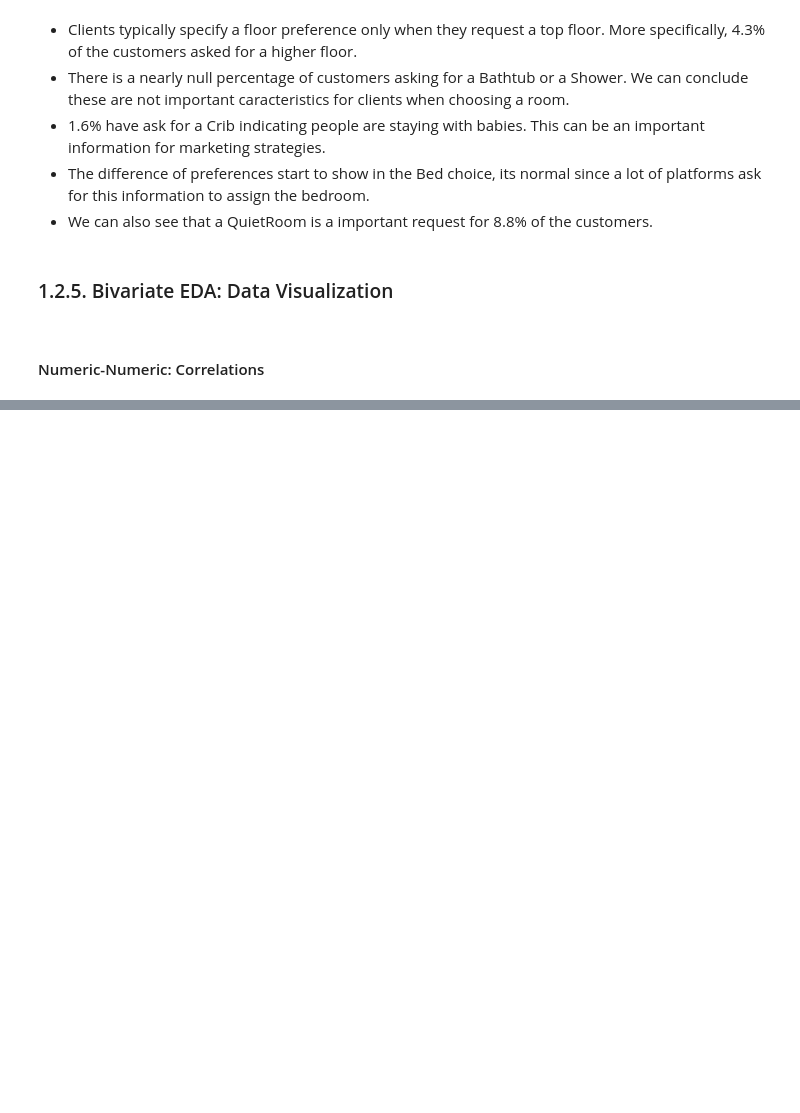
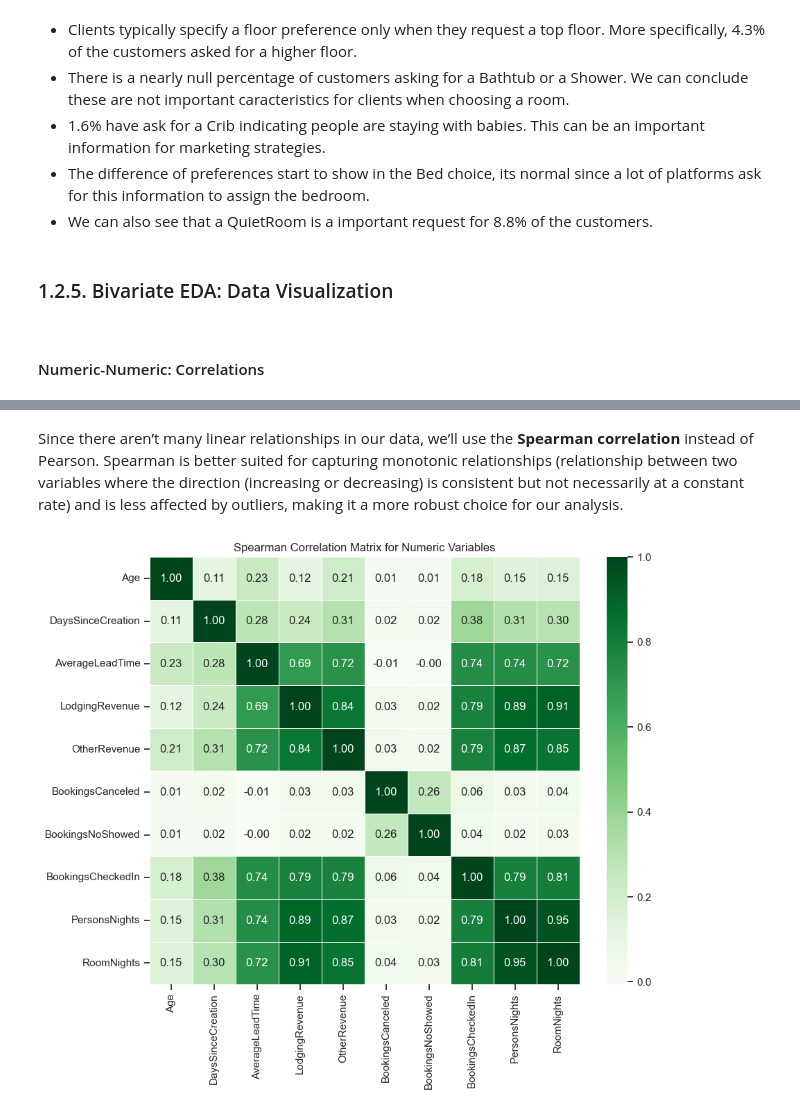
Before and after one commit to CatarinaGN/Case-1, a Jupyter notebook: Versão_Bea.ipynb, the cells around one changed output, grey strips where cells are left out. Saved outputs shown, nothing was run; the diff lists cells and outputs as text; code cells hidden in the pictures; blank space fills up the shorter version.

```diff
--- a/Versão_Bea.ipynb
+++ b/Versão_Bea.ipynb
@@ -569,0 +581,13 @@ plt.show()
+# %% [markdown]
+Since there aren’t many linear relationships in our data, we’ll use the **Spearman correlation** instead of Pearson. Spearman is better suited for capturing monotonic relationships (relationship between two variables where the direction (increasing or decreasing) is consistent but not necessarily at a constant rate) and is less affected by outliers, making it a more robust choice for our analysis.
+# %%
+# correlation matrix using Spearman correlation
+corr_matrix_spearman = df[numeric_variables].corr(method='spearman')
+plt.figure(figsize=(10, 8))
+sns.heatmap(corr_matrix_spearman, annot=True, cmap='Greens', fmt=".2f", linewidths=0.5)
+plt.title('Spearman Correlation Matrix for Numeric Variables')
+plt.show()
+
+#Adapted from Previous Notebook
+# %% [output]
+[figure, added]
```
Also changed, not shown: parts of 1 cell of this notebook.
